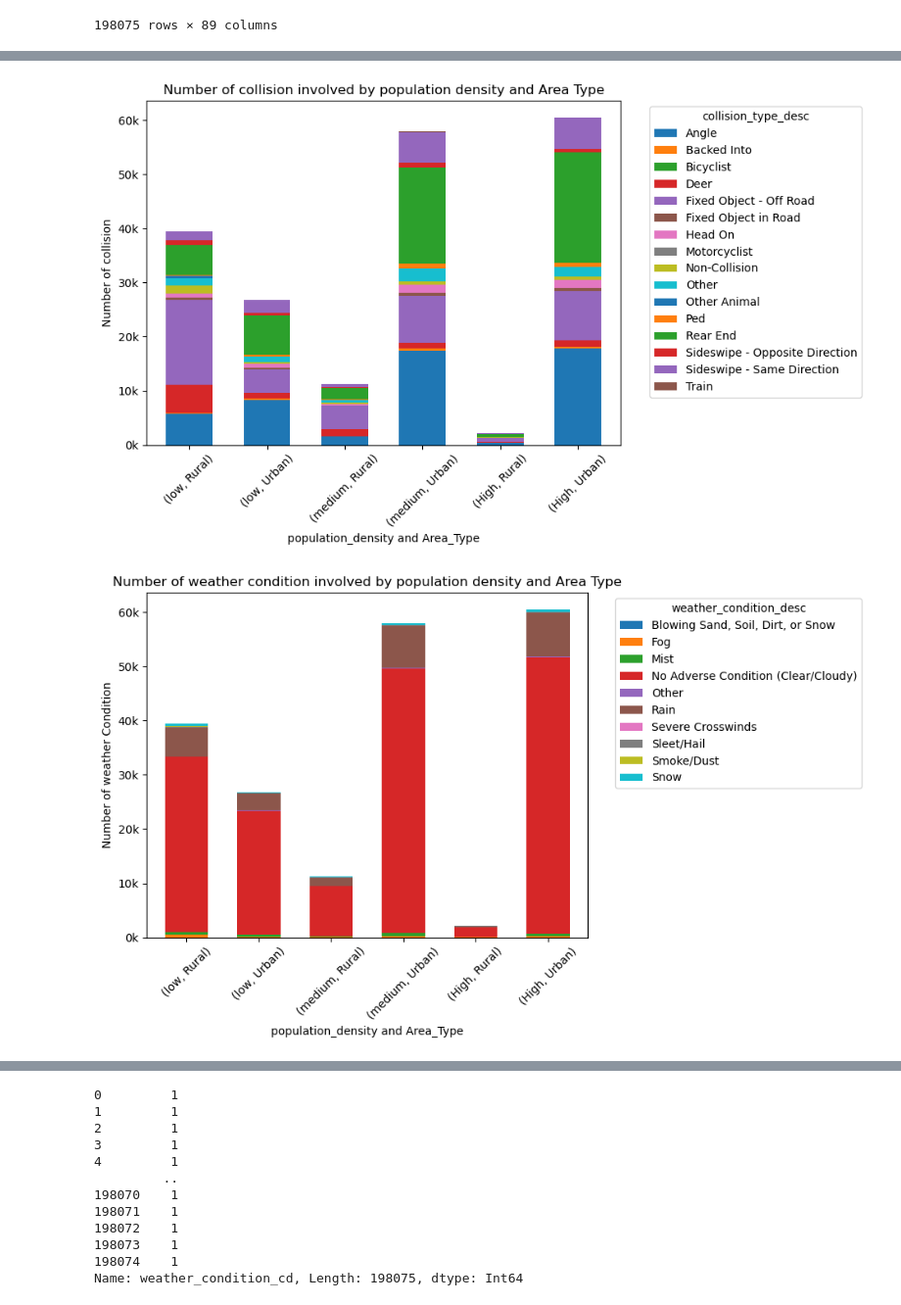
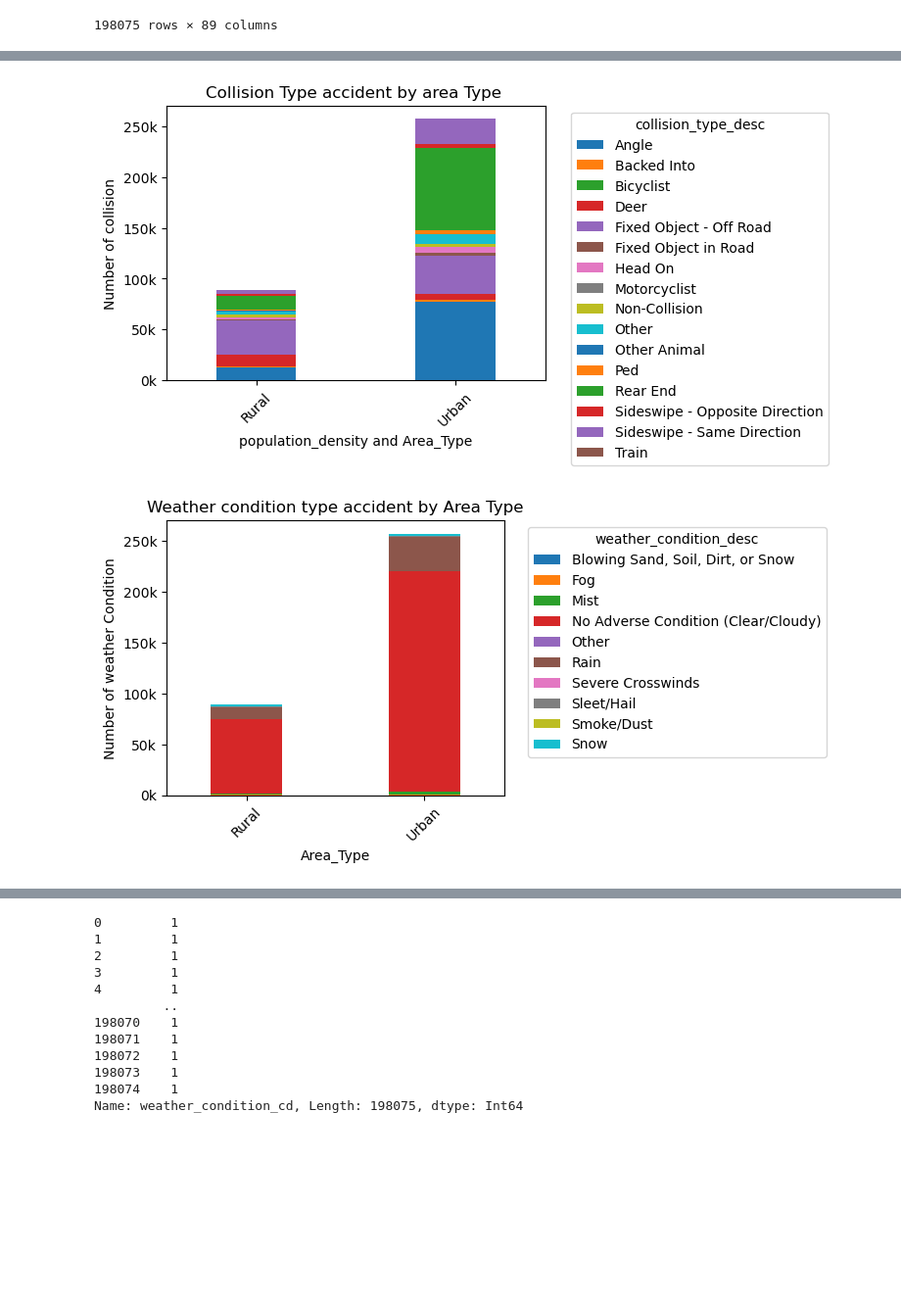
Before and after one commit to Eliab16/VDOT-crash-analysis, a Jupyter notebook: notebooks/VDOT-2.ipynb, the cells around one changed output, grey strips where cells are left out. Shown at 98% size. Drawn from its saved outputs; the diff is of its cells as text; code cells hidden in the pictures; blank space fills up the shorter version.

Commit message:
editing graph

```diff
--- a/notebooks/VDOT-2.ipynb
+++ b/notebooks/VDOT-2.ipynb
@@ -31,7 +31,7 @@ from matplotlib.ticker import FuncFormatter
 import scipy.stats as stats
 # %%
 with engine.connect() as connection:
-    crash_data = pd.read_sql(text(query), con = connection)
+    crash_data2 = pd.read_sql(text(query), con = connection)
 
-crash_data.head()
+crash_data2.head()
 # %% [output]
@@ -171,15 +153,17 @@ vehicle_data = merged_data.groupby(['population_density','area_type','collision_
+# %%
+vehicle_data2 = crash_data2.groupby(['area_type','collision_type_desc']).size().unstack(level=-1).fillna(0)
 # %%
-vehicle_data.plot(kind='bar',stacked=True,figsize=(10,6),width=0.6)
-plt.title('Number of collision involved by population density and Area Type')
+vehicle_data2.plot(kind='bar',stacked=True,figsize=(8,4),width=0.4)
+plt.title('Collision Type accident by area Type ')
 plt.xlabel('population_density and Area_Type')
 plt.ylabel('Number of collision')
 plt.xticks(rotation=45)
 plt.legend(title='collision_type_desc',
 bbox_to_anchor=(1.05,1),
 loc= 'upper left')
 plt.tight_layout()
 plt.gca().yaxis.set_major_formatter(ticker.FuncFormatter(lambda x,pos:'{0:g}k'.format(x/1000)))
 plt.savefig(format='jpg', fname='collision type')
 plt.show()
 # %% [output]
-[figure, old version]
+[figure, new version]
@@ -188,7 +174,7 @@ vehicle_data = merged_data.groupby(['population_density','area_type','weather_co
 # %%
-vehicle_data.plot(kind='bar',stacked=True,figsize=(10,6),width=0.6)
-plt.title('Number of weather condition involved by population density and Area Type')
-plt.xlabel('population_density and Area_Type')
+vehicle_data1.plot(kind='bar',stacked=True,figsize=(8,4),width=0.4)
+plt.title('Weather condition type accident by Area Type')
+plt.xlabel('Area_Type')
 plt.ylabel('Number of weather Condition')
 plt.xticks(rotation=45)
 plt.legend(title='weather_condition_desc',
@@ -196,8 +182,8 @@ bbox_to_anchor=(1.05,1),
 loc= 'upper left')
 plt.tight_layout()
 plt.gca().yaxis.set_major_formatter(ticker.FuncFormatter(lambda x,pos:'{0:g}k'.format(x/1000)))
-plt.savefig(format='jpg', fname='weather_codition')
+plt.savefig('weather condition.jpg', format='jpg')
 plt.show()
 # %% [output]
-[figure, old version]
+[figure, new version]
 # %%
```
Also changed, not shown: parts of 46 cells of this notebook.
